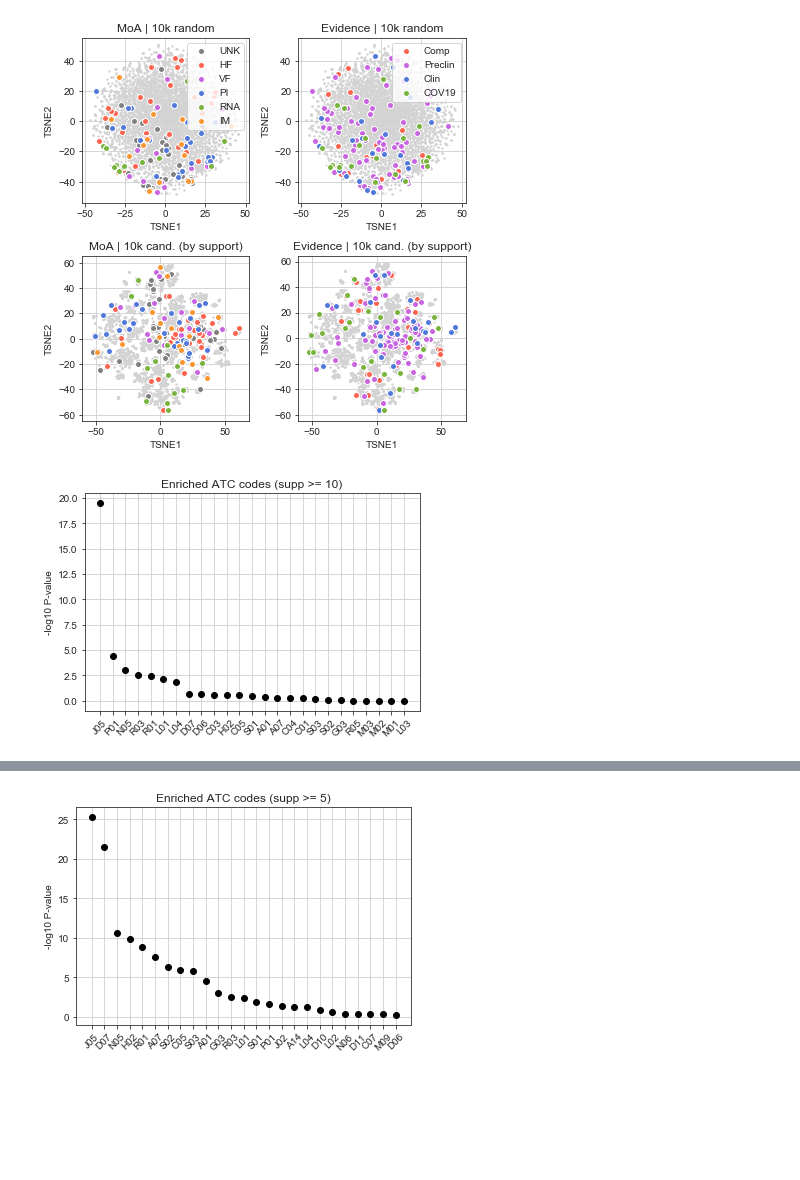
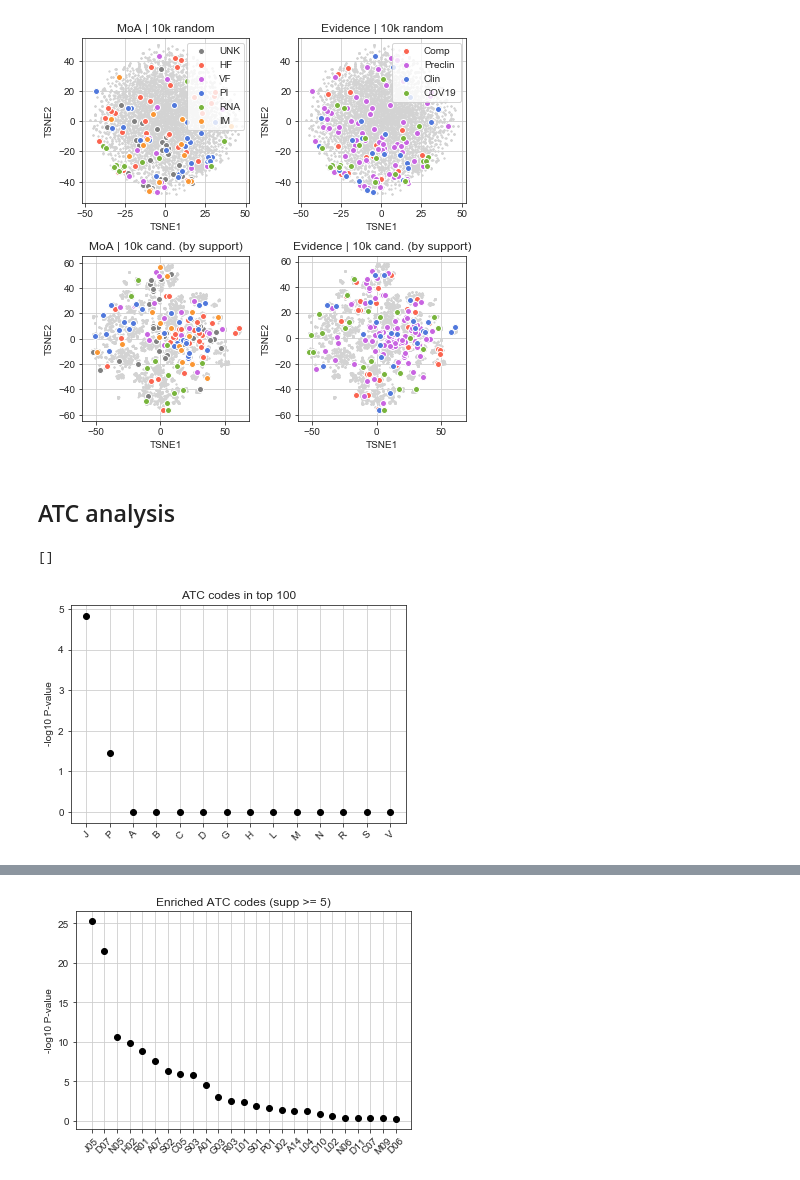
Before and after one commit to sbnb-irb/covid19, a Jupyter notebook: notebooks/explore.ipynb, the cells around one changed output, grey strips where cells are left out. Cells and saved outputs as stored; diff of their text form; code cells hidden in the pictures; blank space fills up the shorter version.

Commit message:
atc plots

```diff
--- a/notebooks/explore.ipynb
+++ b/notebooks/explore.ipynb
@@ -296,6 +296,8 @@ projection_evi(ax, Pcan, title="Evidence | 10k cand. (by support)", legend=False
 plt.savefig(os.path.join(OUTPATH, "projections_%s.png" % SIMTYPE), dpi=300)
 # %% [output]
 [figure]
+# %% [markdown]
+## ATC analysis
 # %%
 def load_df(simtype, evidence, moa):
     if evidence is None or evidence < 0:
@@ -310,16 +312,22 @@ def load_df(simtype, evidence, moa):
     df = pd.read_csv(fn, sep="\t")
     return df
 # %%
-def atc_test(ax, simtype="cc", sup=5, exclude_self=True):
+def atc_test(ax, simtype="cc", atc_level="B", top=100, exclude_self=True):
     with h5py.File("../web/data/dist_%s.h5" % simtype, "r") as hf:
+        iks_lit = hf["cols"][:]
         iks_can = hf["rows"][:]
         support = hf["support"][:]
+    idxs = np.argsort(-support)
+    support = support[idxs]
+    iks_can = iks_can[idxs]
+    pos_iks = iks_can[:top]
+    neg_iks = iks_can[top:]
     def get_atcs(level="B"):
         atcs = collections.defaultdict(set)
         with open("../data/atcs.tsv", "r") as f:
             for l in f:
                 l = l.rstrip("\n").split("\t")
-                atcs[l[0].split("-")[0]].update([x.split(":")[1] for x in l[1].split(",") if "B:" in x])
+                atcs[l[0].split("-")[0]].update([x.split(":")[1] for x in l[1].split(",") if "%s:" % atc_level in x])
         return atcs
     atcs = get_atcs()
     atc_descr = {
@@ -346,14 +354,16 @@ def atc_test(ax, simtype="cc", sup=5, exclude_self=True):
         universe.difference(set([x.split("-")[0] for x in iks_lit]))
     Pos = set()
     Neg = set()
-    for ik, s in zip(iks_can, support):
+    for ik in pos_iks:
         ik = ik.split("-")[0]
         if ik not in universe:
             continue
-        if s >= sup:
-            Pos.update([ik])
-        else:
-            Neg.update([ik])
+        Pos.update([ik])
+    for ik in neg_iks:
+        ik = ik.split("-")[0]
+        if ik not in universe:
+            continue
+        Neg.update([ik])
     Neg = Neg.difference(Pos)
     universe = universe.intersection(Pos.union(Neg))
     atc_sets = collections.defaultdict(set)
@@ -363,34 +373,35 @@ def atc_test(ax, simtype="cc", sup=5, exclude_self=True):
         for x in v:
             atc_sets[x].update([k])
     atc_cats = sorted(atc_sets.keys())
     x = []
     y = []
     enriched = []
     for atc in atc_cats:
         v = atc_sets[atc]
         A = len(v.intersection(Pos))
         B = len(Pos) - A
         C = len(v.intersection(Neg))
         D = len(universe) - (A+B+C)
         odds, pval = fisher_exact([[A,B],[C,D]], alternative="greater")
         x += [odds]
         y += [-np.log10(pval)]
     x = np.array(x)
     y = np.array(y)
     labs = np.array(atc_cats)
     idxs = np.argsort(-y)
     y = y[idxs][:25]
     labs = labs[idxs][:25]
     color = cmap(norm([descr_sort.index(l[0]) for l in labs]))
     x = x[idxs][:25]
     ax.scatter([i for i in range(0, len(y))], y, color="black")
-    ax.set_title("Enriched ATC codes (supp >= %d)" % sup)
+    ax.set_title("ATC codes in top %d" % top)
     ax.set_ylabel("-log10 P-value")
     ax.set_xticks([i for i in range(0, len(y))])
     ax.set_xticklabels(labs, rotation=45)
     return enriched
 fig, axs = plt.subplots(1,1)
-atc_test(axs, simtype="cc", sup=10)
-plt.savefig("../outputs/atc_10_cc.png", dpi=300)
+atc_test(axs, simtype="cc", atc_level="A", top=100)
+#plt.savefig("../outputs/atc_10_cc.png", dpi=300)
 # %% [output]
+[]
-[figure, old version]
+[figure, new version]
```
Also changed, not shown: parts of 2 cells of this notebook, 1 other file.
